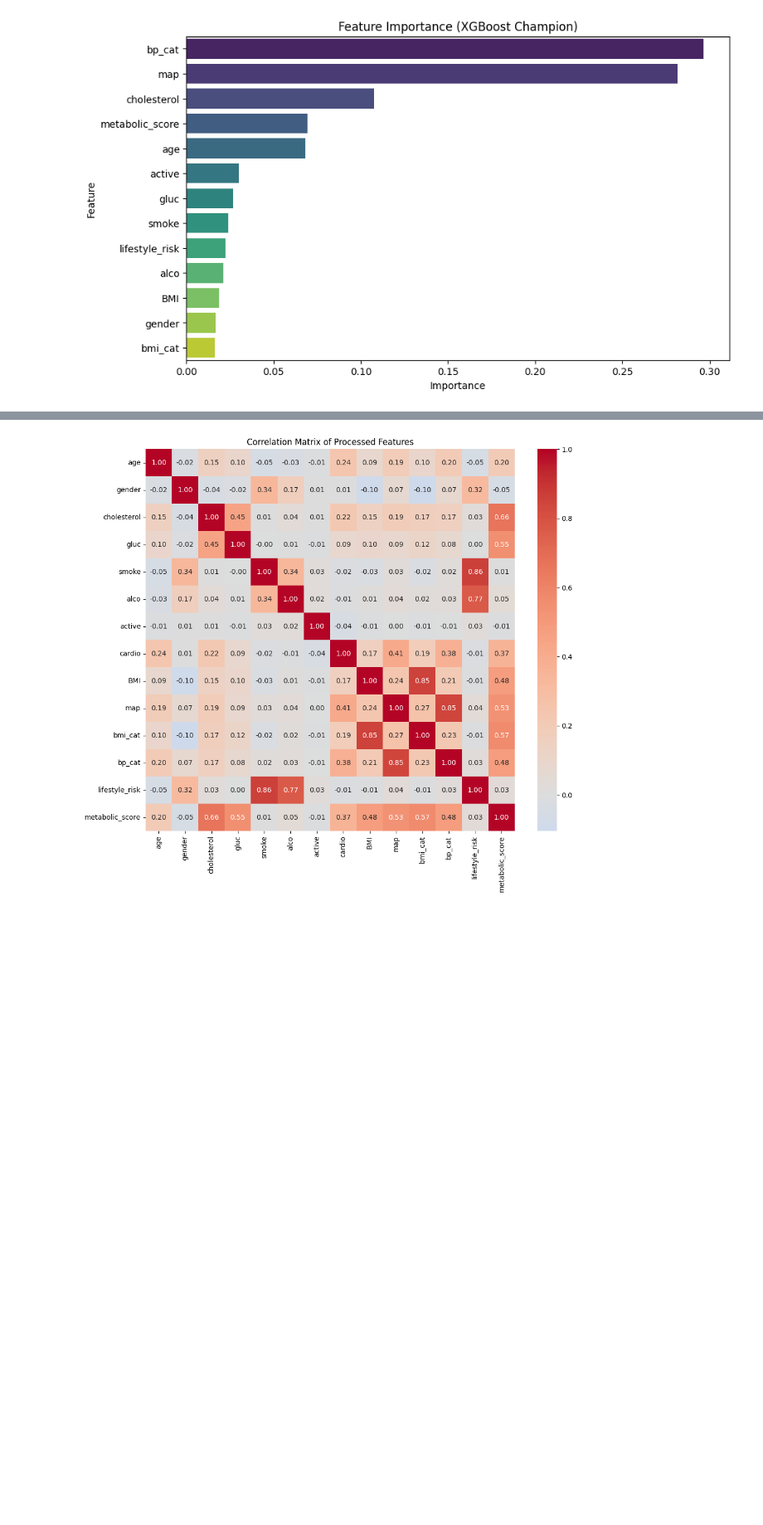
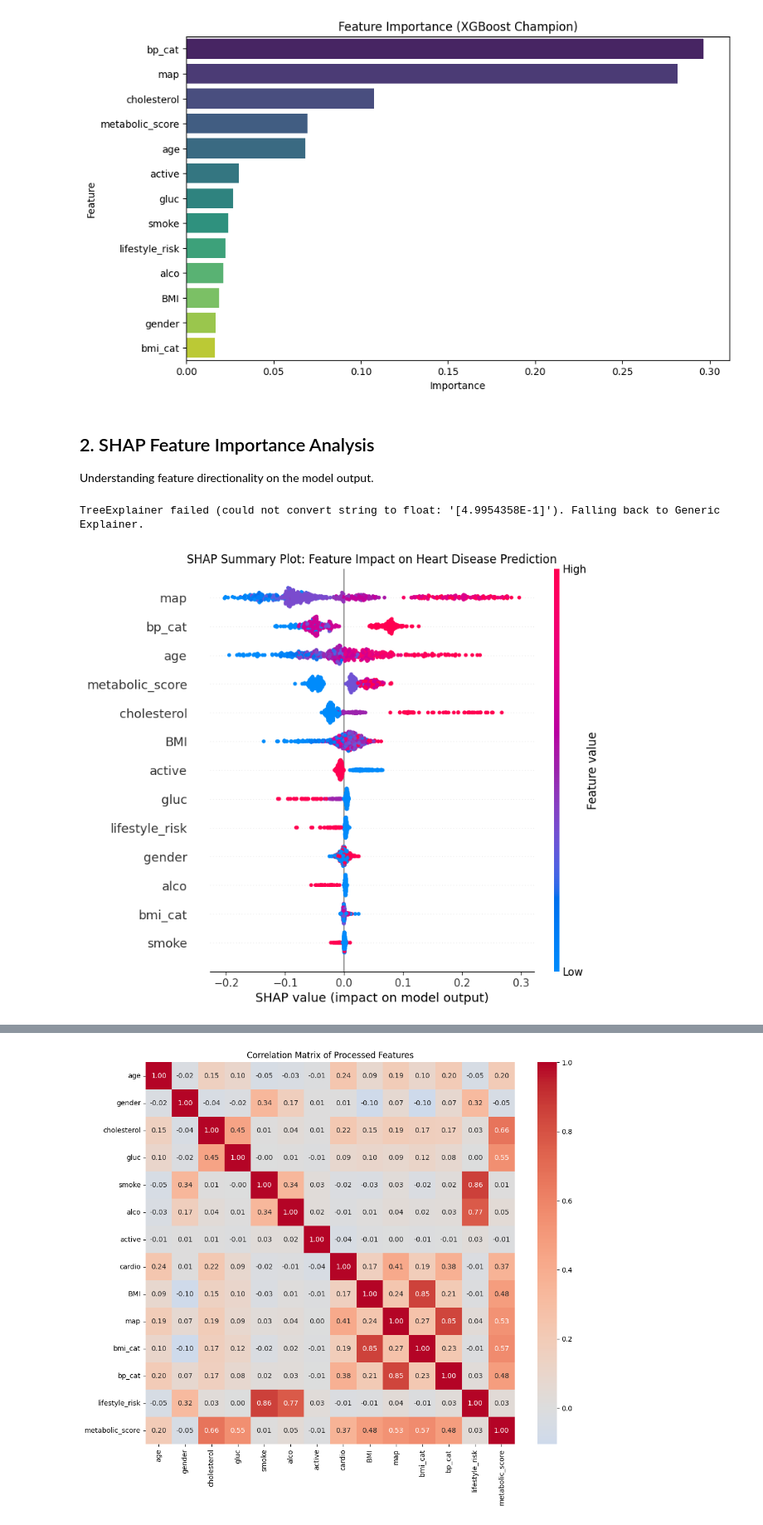
Before and after one commit to Armand-Clouteau-91/cardiovascular_disease_ml, a Jupyter notebook: notebooks/03_Analysis_and_Report.ipynb, the cells around one changed output, grey strips where cells are left out. Shown at 83% size. Cells and saved outputs as stored; diff of their text form; code cells hidden in the pictures; blank space fills up the shorter version.

```diff
--- a/notebooks/03_Analysis_and_Report.ipynb
+++ b/notebooks/03_Analysis_and_Report.ipynb
@@ -47,3 +51,34 @@ Passing `palette` without assigning `hue` is deprecated and will be removed in v
 
   sns.barplot(x='Importance', y='Feature', data=feat_imp_df, palette='viridis')
 [figure]
+# %% [markdown]
+## 2. SHAP Feature Importance Analysis
+Understanding feature directionality on the model output.
+# %%
+# Calculate SHAP values
+# Using generic Explainer with predict_proba to avoid XGBoost/SHAP version incompatibility
+# Using a sample of X_test for performance
+X_test_sample = X_test.sample(n=min(500, len(X_test)), random_state=42)
+
+try:
+    # Try TreeExplainer first as it is preferred for trees
+    explainer = shap.TreeExplainer(model)
+    shap_values = explainer.shap_values(X_test_sample)
+    vals_to_plot = shap_values
+    print("Used TreeExplainer")
+except Exception as e:
+    print(f"TreeExplainer failed ({e}). Falling back to Generic Explainer.")
+    # Fallback to generic Explainer (Permutation) with predict_proba
+    explainer = shap.Explainer(model.predict_proba, X_test_sample)
+    shap_values = explainer(X_test_sample)
+    # Select positive class
+    vals_to_plot = shap_values[:,:,1]
+
+# Generate Summary Plot
+plt.figure(figsize=(10, 6))
+shap.summary_plot(vals_to_plot, X_test_sample, show=False)
+plt.title('SHAP Summary Plot: Feature Impact on Heart Disease Prediction')
+plt.show()
+# %% [output]
+TreeExplainer failed (could not convert string to float: '[4.9954358E-1]'). Falling back to Generic Explainer.
+[figure, added]
```
Also changed, not shown: parts of 10 cells of this notebook, 2 other files.
